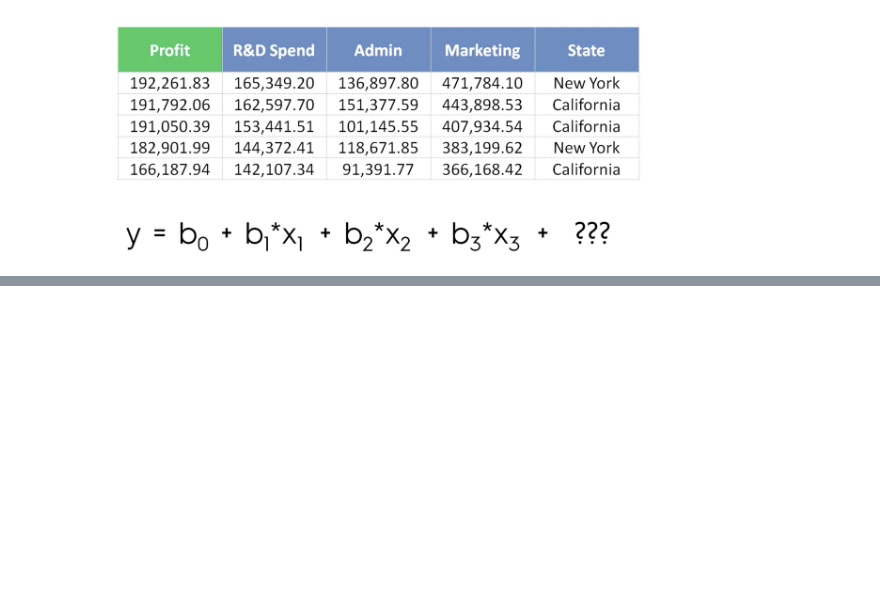
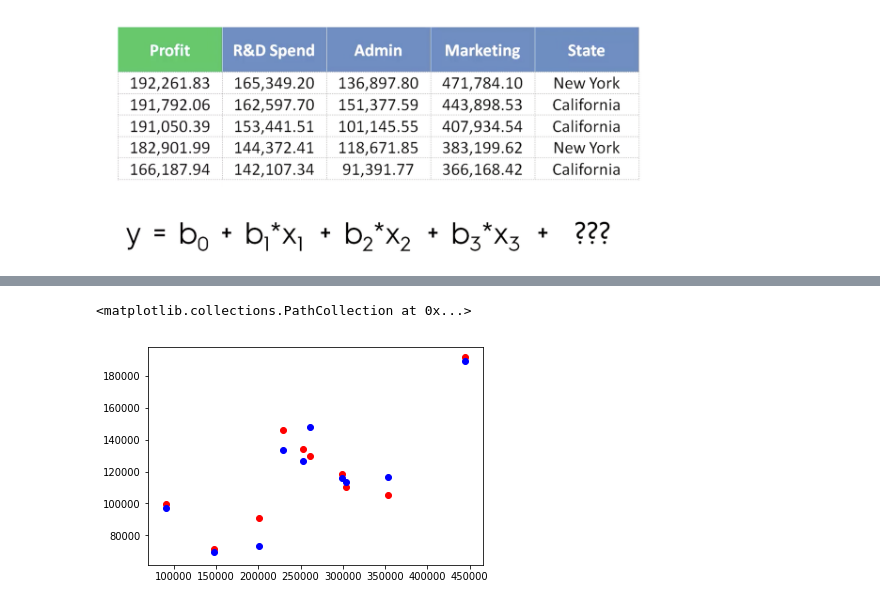
Before and after one commit to twistyang/python_sun, a Jupyter notebook: part08/4.a. Multiple Linear Regression.ipynb, the cells around one changed output, grey strips where cells are left out. Saved outputs shown, nothing was run; the diff lists cells and outputs as text; code cells hidden in the pictures; blank space fills up the shorter version.

```diff
--- a/part08/4.a. Multiple Linear Regression.ipynb
+++ b/part08/4.a. Multiple Linear Regression.ipynb
@@ -28,0 +135,4 @@ import pandas as pd
+# %%
+X_train, X_test, y_train, y_test = train_test_split(X, y,
+                                                   test_size = 0.2,
+                                                   random_state = 7)
@@ -28,0 +151,4 @@ import pandas as pd
+# %%
+regressor = LinearRegression()
+# %%
+regressor.fit(X_train, y_train)
@@ -28,0 +160,2 @@ import pandas as pd
+# %%
+y_pred = regressor.predict(X_test)
@@ -28,0 +205,6 @@ import pandas as pd
+# %%
+plt.scatter(X_test[:,5], y_test, color = 'red')
+plt.scatter(X_test[:,5], y_pred, color = 'blue')
+# %% [output]
+<matplotlib.collections.PathCollection at 0x...>
+[figure, added]
```
Also changed, not shown: parts of 28 cells of this notebook.
